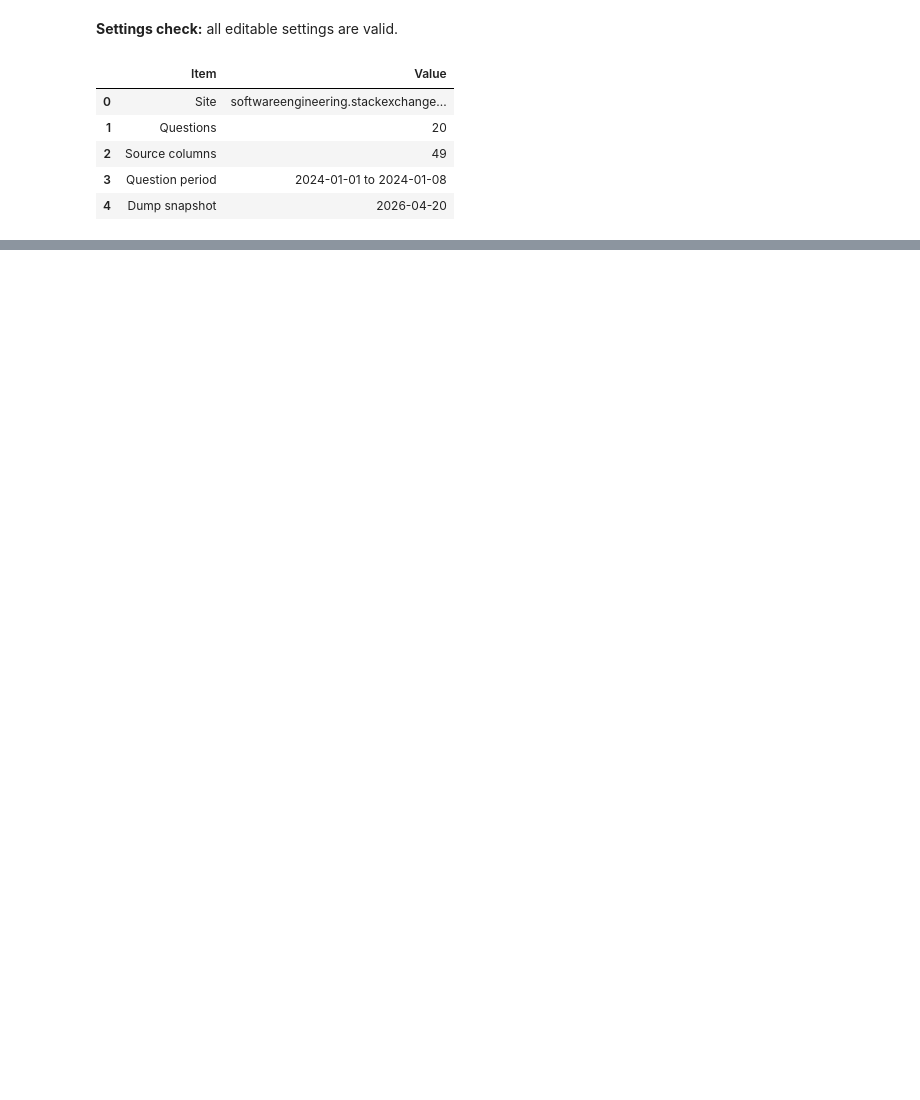
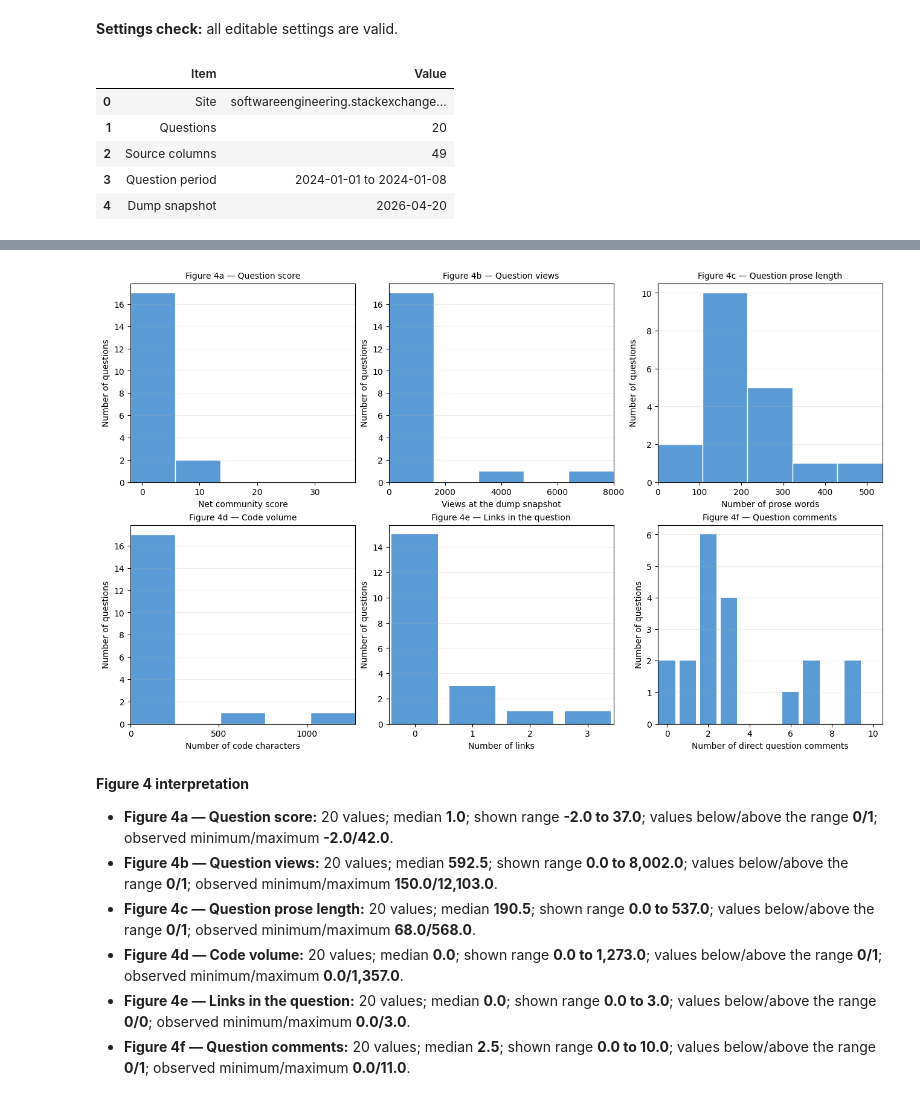
Before and after one commit to thearmankarapetyan/stackexchange-difficulty, a Jupyter notebook: notebooks/stackexchange_eda.ipynb, the cells around one changed output, grey strips where cells are left out. Cells and saved outputs as stored; diff of their text form; code cells hidden in the pictures; blank space fills up the shorter version.

```diff
--- a/notebooks/stackexchange_eda.ipynb
+++ b/notebooks/stackexchange_eda.ipynb
@@ -669,0 +494,53 @@ display(Markdown(
+# %%
+# Measurements displayed in Figures 4 and 5.
+content_specs = [
+    ("4a", "Question score", "Net community score", "question_score", True, 0.01, 0.99),
+    ("4b", "Question views", "Views at the dump snapshot", "question_view_count", True, 0, 0.95),
+    ("4c", "Question prose length", "Number of prose words", "question_word_count", True, 0, 0.95),
+    ("4d", "Code volume", "Number of code characters", "code_character_count", True, 0, 0.95),
+    ("4e", "Links in the question", "Number of links", "link_count", True, 0, 0.95),
+    ("4f", "Question comments", "Number of direct question comments", "available_question_comment_count", True, 0, 0.95),
+]
+response_specs = [
+    ("5a", "Available answers", "Number of available answers", "available_answer_count", True, 0, 0.95),
+    ("5b", "Time to first answer", "Hours from question to first answer", "time_to_first_answer_hours", False, 0, 0.80),
+    ("5c", "Typical answer arrival", "Median answer delay (hours)", "median_answer_response_hours", False, 0, 0.80),
+    ("5d", "Accepted-answer post delay", "Hours until the accepted answer was posted", "time_to_eventually_accepted_answer_post_hours", False, 0, 0.80),
+    ("5e", "Acceptance-action delay", "Calendar days until acceptance", "days_to_acceptance", True, 0, 0.80),
+    ("5f", "Comments before first answer", "Number of earlier question comments", "comments_before_first_answer", True, 0, 0.95),
+    ("5g", "Answer-score spread", "Highest minus lowest answer score", "answer_score_spread", True, 0, 0.95),
+]
+# %%
+# Figure 4: content and interaction measurements.
+fig, axes = plt.subplots(2, 3, figsize=(13, 8), layout="constrained")
+figure_4_results = []
+for ax, (subfigure, title, x_label, column, whole, low_q, high_q) in zip(axes.flat, content_specs):
+    result = draw_distribution(
+        ax, data[column], f"Figure {subfigure} — {title}", x_label,
+        whole_numbers=whole, lower_quantile=low_q, upper_quantile=high_q,
+    )
+    figure_4_results.append((subfigure, title, result))
+plt.show()
+
+lines = []
+for subfigure, title, result in figure_4_results:
+    if result is None:
+        lines.append(f"- **Figure {subfigure} — {title}:** no value is available.")
+        continue
+    lines.append(
+        f"- **Figure {subfigure} — {title}:** {result['available']:,} values; median **{result['median']:,.1f}**; "
+        f"shown range **{result['lower']:,.1f} to {result['upper']:,.1f}**; "
+        f"values below/above the range **{result['below']:,}/{result['above']:,}**; "
+        f"observed minimum/maximum **{result['minimum']:,.1f}/{result['maximum']:,.1f}**."
+    )
+display(Markdown("**Figure 4 interpretation**  \n" + "  \n".join(lines)))
+figure_status.append({"Figure": "4", "Status": "Produced", "Evidence": "Six content and interaction distributions"})
+# %% [output]
+[figure, added]
+**Figure 4 interpretation**
+- **Figure 4a — Question score:** 20 values; median **1.0**; shown range **-2.0 to 37.0**; values below/above the range **0/1**; observed minimum/maximum **-2.0/42.0**.
+- **Figure 4b — Question views:** 20 values; median **592.5**; shown range **0.0 to 8,002.0**; values below/above the range **0/1**; observed minimum/maximum **150.0/12,103.0**.
+- **Figure 4c — Question prose length:** 20 values; median **190.5**; shown range **0.0 to 537.0**; values below/above the range **0/1**; observed minimum/maximum **68.0/568.0**.
+- **Figure 4d — Code volume:** 20 values; median **0.0**; shown range **0.0 to 1,273.0**; values below/above the range **0/1**; observed minimum/maximum **0.0/1,357.0**.
+- **Figure 4e — Links in the question:** 20 values; median **0.0**; shown range **0.0 to 3.0**; values below/above the range **0/0**; observed minimum/maximum **0.0/3.0**.
+- **Figure 4f — Question comments:** 20 values; median **2.5**; shown range **0.0 to 10.0**; values below/above the range **0/1**; observed minimum/maximum **0.0/11.0**.
```
Also changed, not shown: parts of 50 cells of this notebook, 3 other files.
